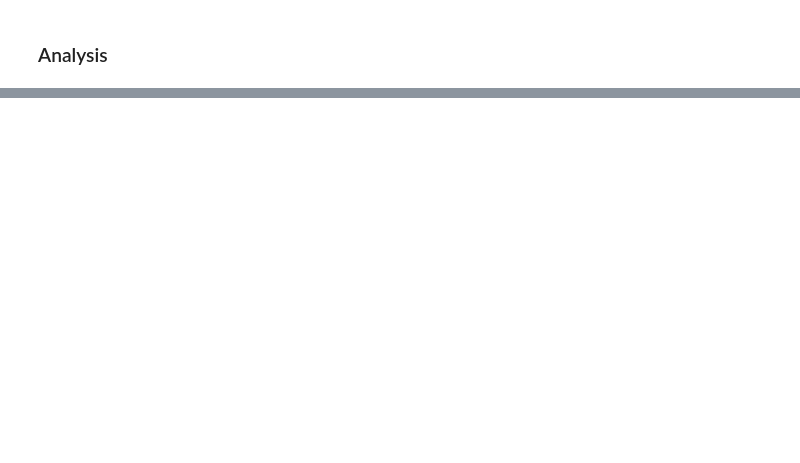
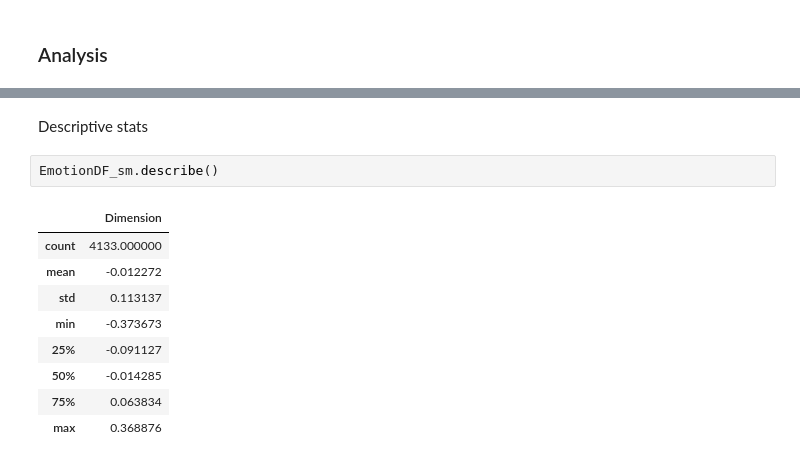
Before and after one commit to macs30122-winter24/final-project-chattbd, a Jupyter notebook: Text_analyzer.ipynb, the cells around one changed output, grey strips where cells are left out. Saved outputs shown, nothing was run; the diff lists cells and outputs as text; blank space fills up the shorter version.

```diff
--- a/Text_analyzer.ipynb
+++ b/Text_analyzer.ipynb
@@ -162,0 +197,14 @@ ip_df = pd.read_pickle('ip_df.pkl')
+# %% [markdown]
+Descriptive stats
+# %%
+EmotionDF_sm.describe()
+# %% [output]
+|  | Dimension |
+| count | 4133.000000 |
+| mean | -0.012272 |
+| std | 0.113137 |
+| min | -0.373673 |
+| 25% | -0.091127 |
+| 50% | -0.014285 |
+| 75% | 0.063834 |
+| max | 0.368876 |
```
Also changed, not shown: parts of 33 cells of this notebook.
